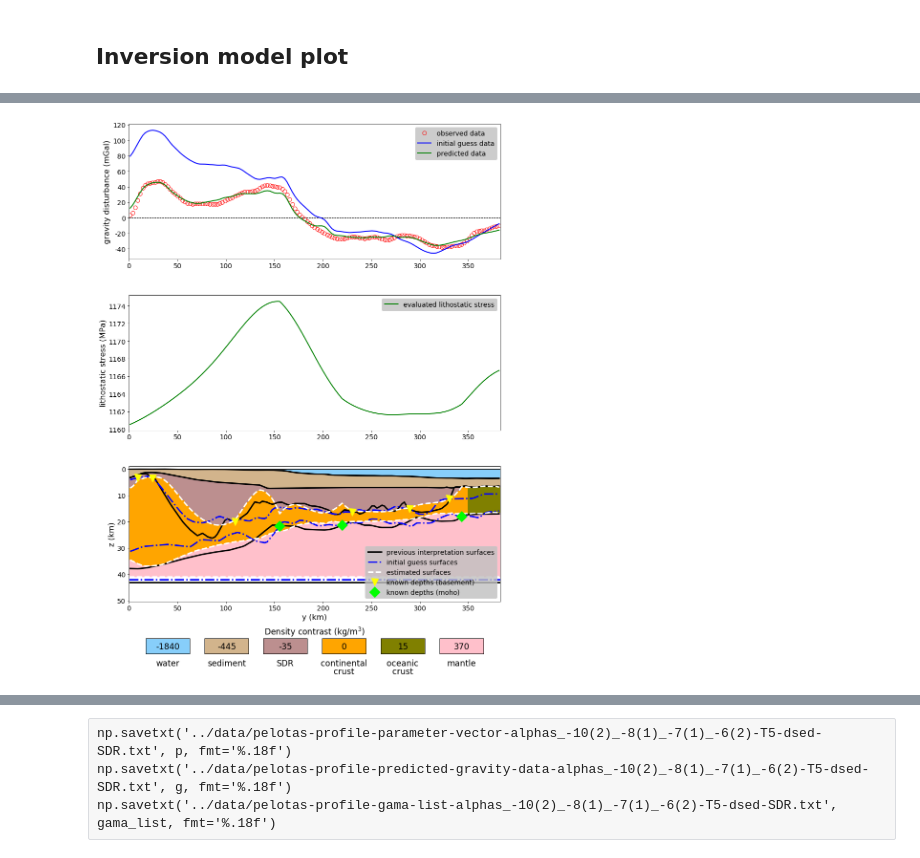
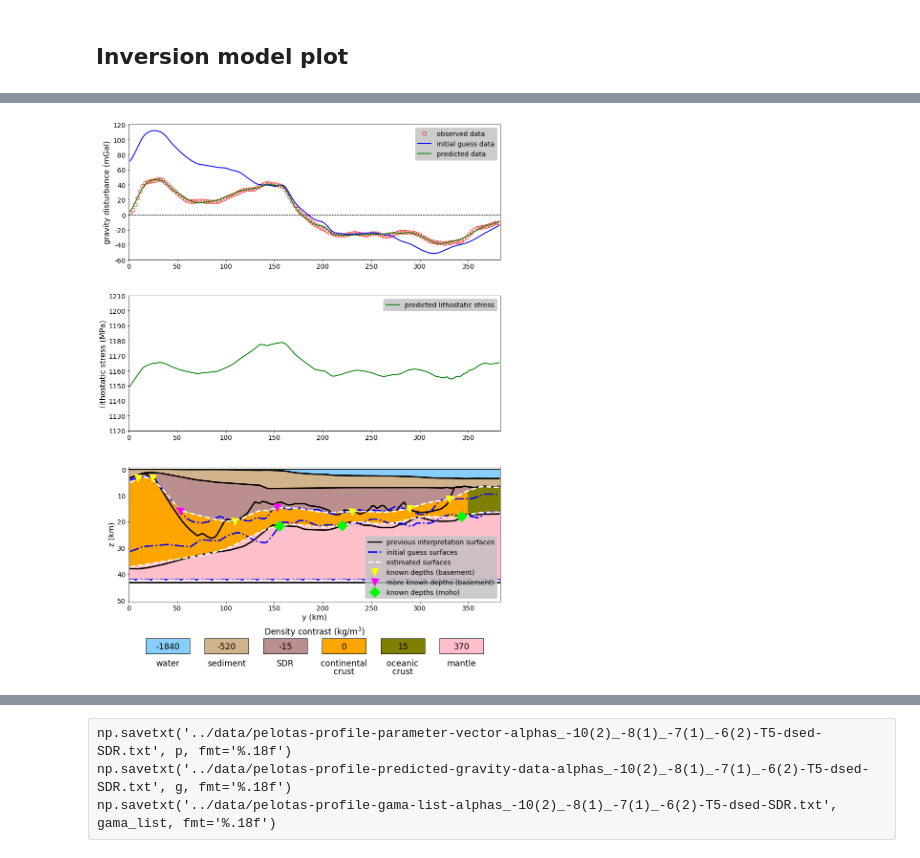
Before and after one commit to pinga-lab/paper-isostatic-grav2D, a Jupyter notebook: code/pelotas-profile-model-(inverse-problem)-(constant-isostatic-constrain).ipynb, the cells around one changed output, grey strips where cells are left out. Saved outputs shown, nothing was run; the diff lists cells and outputs as text; code cells hidden in the pictures.

```diff
--- a/code/pelotas-profile-model-(inverse-problem)-(constant-isostatic-constrain).ipynb
+++ b/code/pelotas-profile-model-(inverse-problem)-(constant-isostatic-constrain).ipynb
@@ -184,4 +180,6 @@ assert_almost_equal(ini_ts1[index_base][:,0], rs[:,0], decimal=6)
 assert_almost_equal((ini_tm[index_moho][:,0]), rm[:,0], decimal=6)
 # %% [markdown]
 ## Initial guess data
+# %%
+g0 = np.reshape(np.loadtxt('../data/pelotas-profile-initial-guess-gravity-data.txt'),(n,1))
 # %% [raw]
@@ -189,5 +187,3 @@ g0 = np.reshape(np.loadtxt('../data/pelotas-profile-initial-guess-gravity-data.t
-# %%
-g0 = np.reshape(np.loadtxt('../data/pelotas-profile-initial-guess-gravity-data-T5-dsed-SDR.txt'),(n,1))
 # %% [markdown]
 ### parameters vector box limits
 # %%
@@ -267,13 +265,17 @@ diag_psi0 = np.diag(Hess_psi0)
 diag_psi1 = np.diag(Hess_psi1)
 diag_psi2 = np.diag(Hess_psi2)
 diag_psi3 = np.diag(Hess_psi3)
+diag_psi4 = np.diag(Hess_psi4)
 
 f_phi = np.median(diag_phi)
 f_psi0 = np.median(diag_psi0)
-f_psi1 = np.median(diag_psi1)
+#f_psi1 = np.median(diag_psi1)
 #f_psi2 = np.median(diag_psi2)
 #f_psi3 = np.median(diag_psi3)
-f_psi2 = 2.
+#f_psi4 = np.median(diag_psi4)
+f_psi1 = 4.
+f_psi2 = 4.
 f_psi3 = 2.
-print f_phi, f_psi0, f_psi1, f_psi2, f_psi3
+f_psi4 = 2.
+print f_phi, f_psi0, f_psi1, f_psi2, f_psi3, f_psi4
 # %% [output]
@@ -281,8 +283,9 @@ print f_phi, f_psi0, f_psi1, f_psi2, f_psi3
 # %%
 # coeficientes dos vinculos
-alpha0 = (f_phi/f_psi0)*10**(2) # vinculo isostatico
-alpha1 = (f_phi/f_psi1)*10**(1) # vinculo suavidade
-alpha2 = (f_phi/f_psi2)*10**(1) # vinculo de igualdade espessura sedimento
-alpha3 = (f_phi/f_psi3)*10**(2) # vinculo de igualdade espessura (S0 - tm)
-print alpha0, alpha1, alpha2, alpha3
+alpha0 = 0*(f_phi/f_psi0)*10**(2) # vinculo isostatico
+alpha1 = (f_phi/f_psi1)*10**(1) # vinculo suavidade embasamento
+alpha2 = (f_phi/f_psi2)*10**(2) # vinculo suavidade Moho
+alpha3 = (f_phi/f_psi3)*10**(1) # vinculo de igualdade espessura sedimento
+alpha4 = (f_phi/f_psi4)*10**(2) # vinculo de igualdade espessura (S0 - tm)
+print alpha0, alpha1, alpha2, alpha3, alpha4
 # %% [output]
@@ -492,9 +496,9 @@ ax1.set_yticklabels(['%g'% (l) for l in ax1.get_yticks()], fontsize=14)
 ax1.legend(loc='best', fontsize=14, facecolor='silver')
 
 #ax2.plot(0.001*yc, sgm_interp, 'or', mfc='none', markersize=8, label='preliminary interpretation lithostatic stress')
-ax2.plot(0.001*yc, sgm, '-g', linewidth=2, label='evaluated lithostatic stress')
+ax2.plot(0.001*yc, sgm, '-g', linewidth=2, label='predicted lithostatic stress')
 ax2.set_xlim(0.001*ymin, 0.001*ymax)
-#ax2.set_ylim(752.,812.)
+ax2.set_ylim(1120.,1210.)
 ax2.set_ylabel('lithostatic stress (MPa)', fontsize=16)
 ax2.set_xticklabels(['%g'% (l) for l in ax2.get_xticks()], fontsize=14)
 ax2.set_yticklabels(['%g'% (l) for l in ax2.get_yticks()], fontsize=14)
@@ -556,9 +560,9 @@ ax3.plot(yc, moho, '--w', linewidth=3)
 ax3.axhline(y=S0+dS0, xmin=ymin, xmax=ymax, color='k', linestyle='-', linewidth=3)
 ax3.axhline(y=S0+ini_dS0, xmin=ymin, xmax=ymax, color='b', linestyle='-.', linewidth=3)
 ax3.axhline(y=S0+p[n+n], xmin=ymin, xmax=ymax, color='w', linestyle='--', linewidth=3)
-ax3.plot(base_known[:,0], base_known[:,1], 'v', color = 'yellow', markersize=15, label='known depths (basement)')
-#ax3.plot(base_known_old[:,0], base_known_old[:,1], 'v', color = 'yellow', markersize=15, label='known depths (basement)')
-#ax3.plot(base_known_new[:,0], base_known_new[:,1], 'v', color = 'magenta', markersize=15, label='more known depths (basement)')
+#ax3.plot(base_known[:,0], base_known[:,1], 'v', color = 'yellow', markersize=15, label='known depths (basement)')
+ax3.plot(base_known_old[:,0], base_known_old[:,1], 'v', color = 'yellow', markersize=15, label='known depths (basement)')
+ax3.plot(base_known_new[:,0], base_known_new[:,1], 'v', color = 'magenta', markersize=15, label='more known depths (basement)')
 ax3.plot(moho_known[:,0], moho_known[:,1], 'D', color = 'lime', markersize=15, label='known depths (moho)')
 #ax3.set_ylim((S0+p[n+n]), zmin)
 ax3.set_ylim((50500.0), zmin)
@@ -576,8 +580,8 @@ ax4.axis('off')
 layers_list1 = ['water', 'sediment', 'SDR', 'continental', 'oceanic', 'mantle']
 layers_list2 = ['', '', '', 'crust', 'crust', '']
 colors_list = ['lightskyblue', 'tan', 'rosybrown', 'orange', 'olive', 'pink']
-#density_list = ['-1840', '-520', '-15', '0', '15', '370']#original
-density_list = ['-1840', '-445', '-35', '0', '15', '370']
+density_list = ['-1840', '-520', '-15', '0', '15', '370']#original
+#density_list = ['-1840', '-445', '-35', '0', '15', '370']
 ncols = len(colors_list)
 nrows = 1
 h = Y / nrows
@@ -585,33 +589,33 @@ w = X / (ncols + 1)
 
 i=ncols-1
 for color, density, layers1, layers2 in zip(colors_list, density_list, layers_list1, layers_list2):
     col = i // nrows
     row = i % nrows
     x = X - (col*w) - w
 
     yi_line = Y
     yf_line = Y - Y*0.15
     yi_text1 = Y - Y*0.2
     yi_text2 = Y - Y*0.28
     yi_text3 = Y - Y*0.08
 
     i-=1
     poly = Polygon(np.array([[x, x+w*0.75, x+w*0.75, x], [yi_line, yi_line, yf_line, yf_line]]).T)
     tmpx = [x for x in poly.x]
     tmpx.append(poly.x[0])
     tmpy = [y for y in poly.y]
     tmpy.append(poly.y[0])
     ax4.plot(tmpx, tmpy, linestyle='-', color='k', linewidth=1)
     ax4.fill(tmpx, tmpy, color=color)
     ax4.text(x+w*0.375, yi_text1, layers1, fontsize=(w*0.14), horizontalalignment='center', verticalalignment='top')
     ax4.text(x+w*0.375, yi_text2, layers2, fontsize=(w*0.14), horizontalalignment='center', verticalalignment='top')
     ax4.text(x+w*0.375, yi_text3, density, color = 'k', fontsize=(w*0.14), horizontalalignment='center', verticalalignment='center')
 
 plt.tight_layout()
 
-#mpl.savefig('../manuscript/figures/pelotas-profile-grafics-estimated-model-alphas_2_1_1_2.png', dpi='figure', bbox_inches='tight')
+#mpl.savefig('../manuscript/figures/pelotas-profile-grafics-estimated-model-alphas_2_1_2_1_2.png', dpi='figure', bbox_inches='tight')
 #mpl.savefig('../manuscript/figures/pelotas-profile-grafics-estimated-model-alphas_2_1_1_2-T5-dsed-SDR.png', dpi='figure', bbox_inches='tight')
-#mpl.savefig('../manuscript/figures/pelotas-profile-grafics-estimated-model-alphas_X_1_1_2_more-known-depths.png', dpi='figure', bbox_inches='tight')
+#mpl.savefig('../manuscript/figures/pelotas-profile-grafics-estimated-model-alphas_X_1_2_1_2_more-known-depths.png', dpi='figure', bbox_inches='tight')
 plt.show()
 # %% [output]
-[figure, old version]
+[figure, new version]
```
Also changed, not shown: parts of 16 cells of this notebook, 4 other files.
